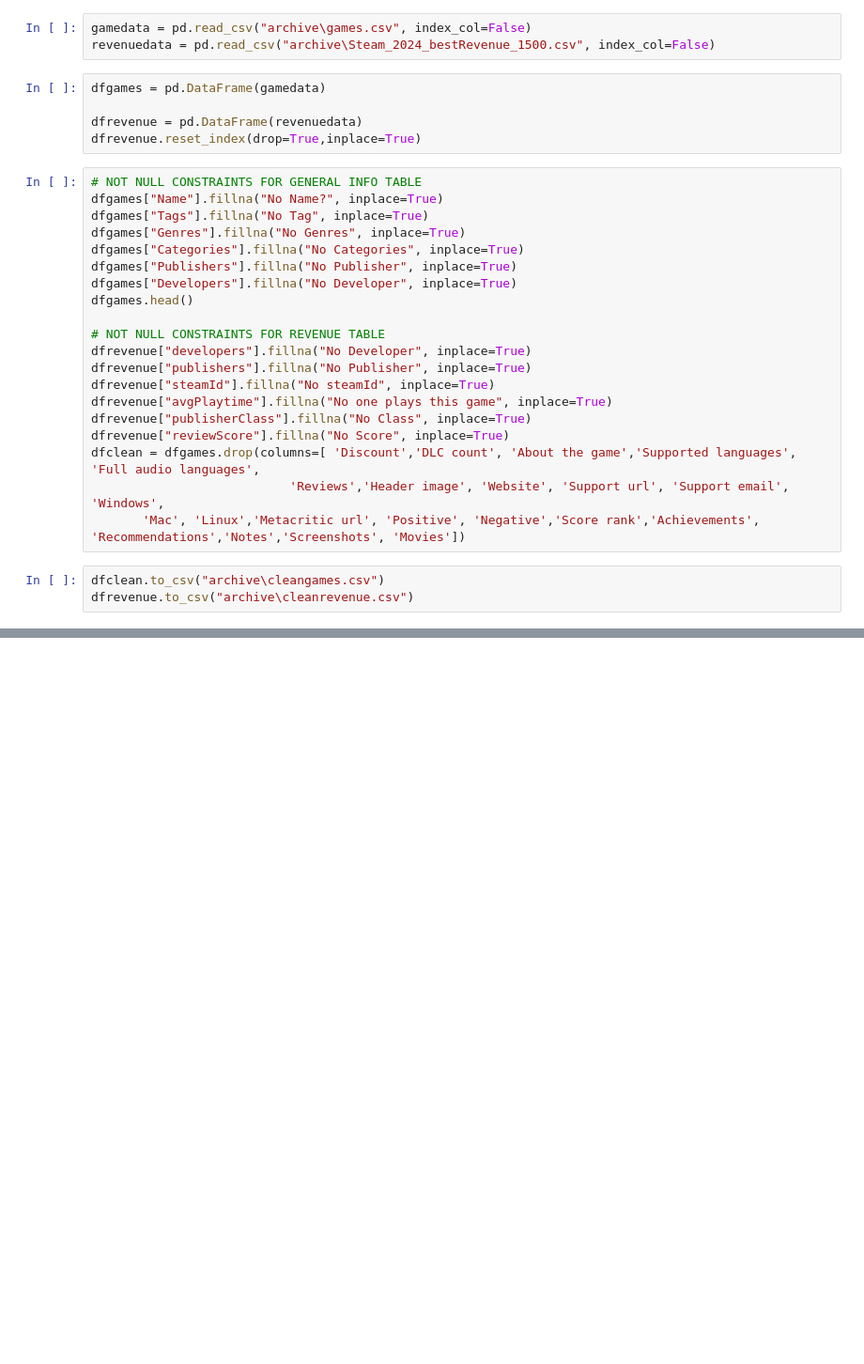
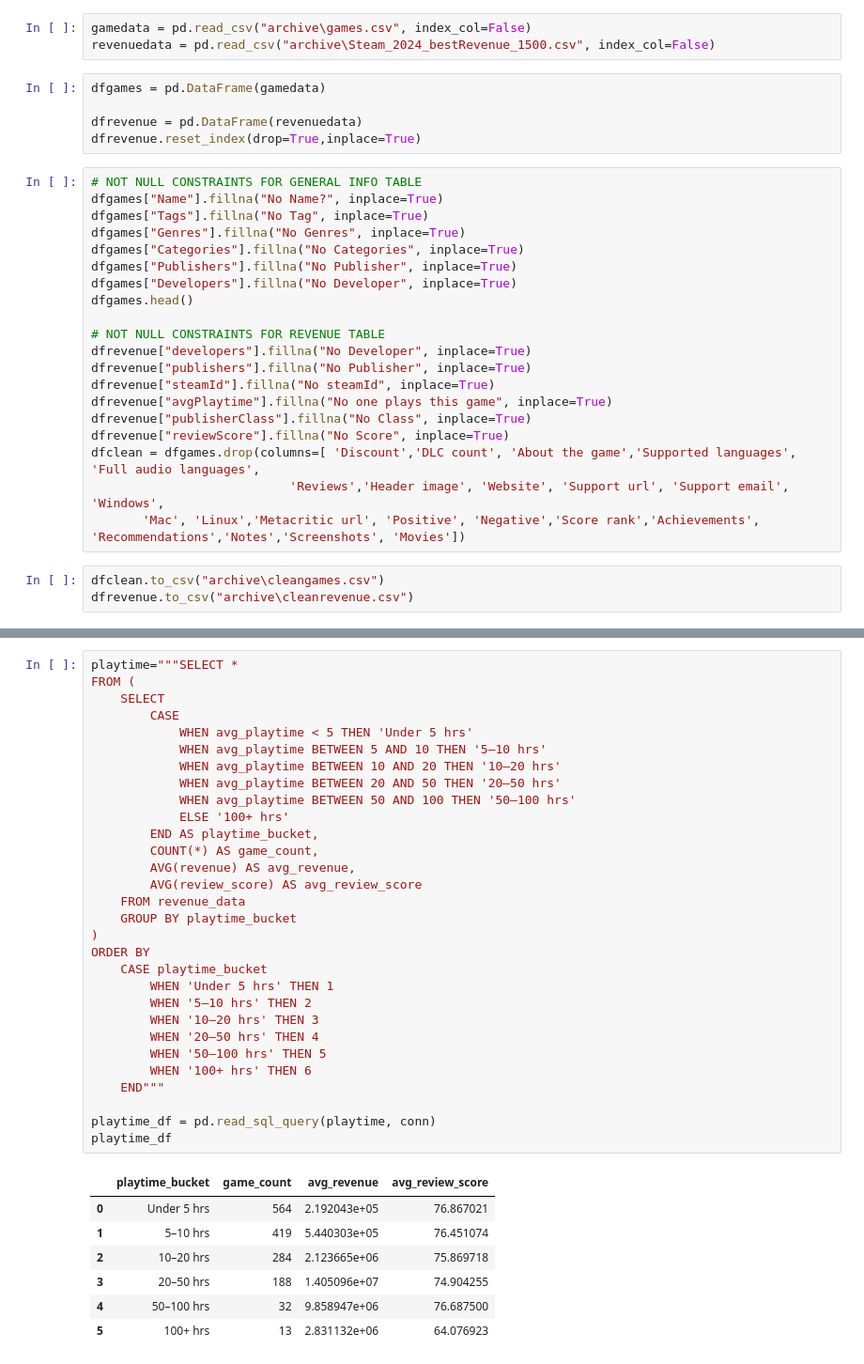
Before and after one commit to Tserrof7/Project_3_Repo, a Jupyter notebook: Project3_Notebook.ipynb, the cells around one changed output, grey strips where cells are left out. Shown at 94% size. Drawn from its saved outputs; the diff is of its cells as text; blank space fills up the shorter version.

```diff
--- a/Project3_Notebook.ipynb
+++ b/Project3_Notebook.ipynb
@@ -48,0 +106,38 @@ Index(['name', 'releaseDate', 'copiesSold', 'price', 'revenue', 'avgPlaytime',
+# %%
+playtime="""SELECT *
+FROM (
+    SELECT
+        CASE
+            WHEN avg_playtime < 5 THEN 'Under 5 hrs'
+            WHEN avg_playtime BETWEEN 5 AND 10 THEN '5–10 hrs'
+            WHEN avg_playtime BETWEEN 10 AND 20 THEN '10–20 hrs'
+            WHEN avg_playtime BETWEEN 20 AND 50 THEN '20–50 hrs'
+            WHEN avg_playtime BETWEEN 50 AND 100 THEN '50–100 hrs'
+            ELSE '100+ hrs'
+        END AS playtime_bucket,
+        COUNT(*) AS game_count,
+        AVG(revenue) AS avg_revenue,
+        AVG(review_score) AS avg_review_score
+    FROM revenue_data
+    GROUP BY playtime_bucket
+)
+ORDER BY
+    CASE playtime_bucket
+        WHEN 'Under 5 hrs' THEN 1
+        WHEN '5–10 hrs' THEN 2
+        WHEN '10–20 hrs' THEN 3
+        WHEN '20–50 hrs' THEN 4
+        WHEN '50–100 hrs' THEN 5
+        WHEN '100+ hrs' THEN 6
+    END"""
+
+playtime_df = pd.read_sql_query(playtime, conn)
+playtime_df
+# %% [output]
+|  | playtime_bucket | game_count | avg_revenue | avg_review_score |
+| 0 | Under 5 hrs | 564 | 2.192043e+05 | 76.867021 |
+| 1 | 5–10 hrs | 419 | 5.440303e+05 | 76.451074 |
+| 2 | 10–20 hrs | 284 | 2.123665e+06 | 75.869718 |
+| 3 | 20–50 hrs | 188 | 1.405096e+07 | 74.904255 |
+| 4 | 50–100 hrs | 32 | 9.858947e+06 | 76.687500 |
+| 5 | 100+ hrs | 13 | 2.831132e+06 | 64.076923 |
```
Also changed, not shown: parts of 7 cells of this notebook, 4 other files.
